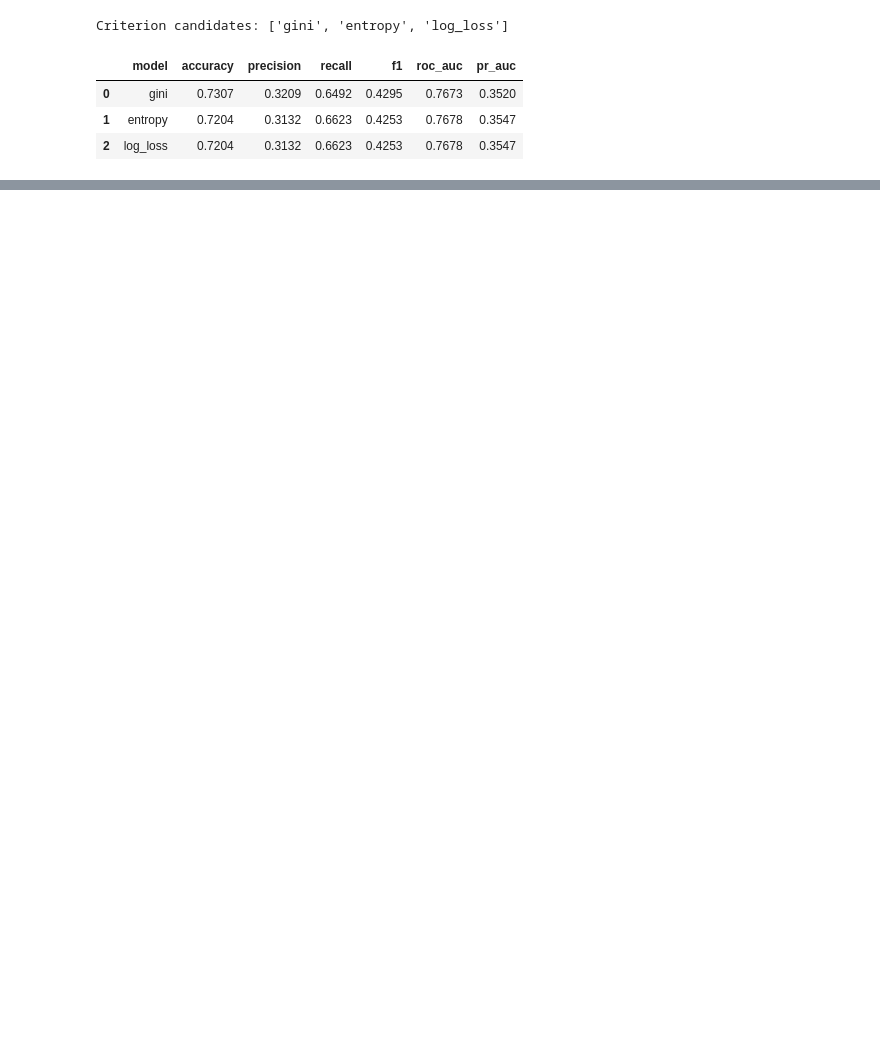
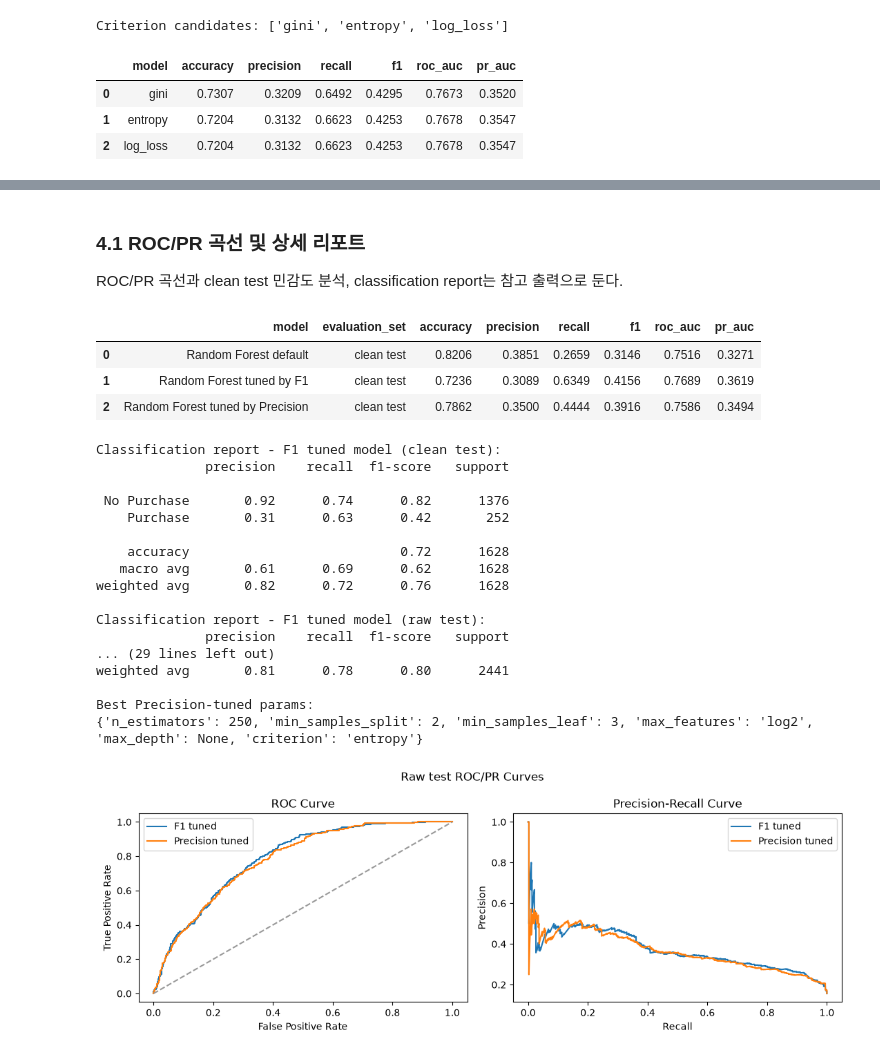
Before and after one commit to ShoppingInsight/shopper-prediction, a Jupyter notebook: models/random_forest/RandomForest.ipynb, the cells around one changed output, grey strips where cells are left out. Cells and saved outputs as stored; diff of their text form; code cells hidden in the pictures; blank space fills up the shorter version.

```diff
--- a/models/random_forest/RandomForest.ipynb
+++ b/models/random_forest/RandomForest.ipynb
@@ -983,0 +1112,66 @@ K-Means train-only profile은 `models/clustering/csv/X_train_knn.csv`만으로
+# %% [markdown]
+### 4.1 ROC/PR 곡선 및 상세 리포트
+
+ROC/PR 곡선과 clean test 민감도 분석, classification report는 참고 출력으로 둔다.
+# %%
+def plot_roc_pr_curves(label, outputs, y_eval):
+    fig, axes = plt.subplots(1, 2, figsize=(11, 4))
+    fig.suptitle(label)
+    for name, output in outputs.items():
+        fpr, tpr, _ = roc_curve(y_eval, output['y_prob'])
+        precision, recall, _ = precision_recall_curve(y_eval, output['y_prob'])
+        axes[0].plot(fpr, tpr, label=name)
+        axes[1].plot(recall, precision, label=name)
+    axes[0].plot([0, 1], [0, 1], linestyle='--', color='#999999')
+    axes[0].set_title('ROC Curve')
+    axes[0].set_xlabel('False Positive Rate')
+    axes[0].set_ylabel('True Positive Rate')
+    axes[0].legend()
+    axes[1].set_title('Precision-Recall Curve')
+    axes[1].set_xlabel('Recall')
+    axes[1].set_ylabel('Precision')
+    axes[1].legend()
+    plt.tight_layout()
+    plt.show()
+
+
+display(metrics_clean.round(4))
+
+print('Classification report - F1 tuned model (clean test):')
+print(classification_report(y_test_clean, y_pred_f1, target_names=['No Purchase', 'Purchase'], zero_division=0))
+print('\nClassification report - F1 tuned model (raw test):')
+print(classification_report(y_test, y_pred_f1_raw, target_names=['No Purchase', 'Purchase'], zero_division=0))
+print('Best F1-tuned params:')
+print(f1_search.best_params_)
+
+print('\nClassification report - Precision tuned model (clean test):')
+print(classification_report(y_test_clean, y_pred_precision, target_names=['No Purchase', 'Purchase'], zero_division=0))
+print('\nClassification report - Precision tuned model (raw test):')
+print(classification_report(y_test, y_pred_precision_raw, target_names=['No Purchase', 'Purchase'], zero_division=0))
+print('Best Precision-tuned params:')
+print(precision_search.best_params_)
+
+plot_roc_pr_curves('Raw test ROC/PR Curves', model_outputs_raw, y_test)
+# %% [output]
+|  | model | evaluation_set | accuracy | precision | recall | f1 | roc_auc | pr_auc |
+| 0 | Random Forest default | clean test | 0.8206 | 0.3851 | 0.2659 | 0.3146 | 0.7516 | 0.3271 |
+| 1 | Random Forest tuned by F1 | clean test | 0.7236 | 0.3089 | 0.6349 | 0.4156 | 0.7689 | 0.3619 |
+| 2 | Random Forest tuned by Precision | clean test | 0.7862 | 0.3500 | 0.4444 | 0.3916 | 0.7586 | 0.3494 |
+Classification report - F1 tuned model (clean test):
+              precision    recall  f1-score   support
+
+ No Purchase       0.92      0.74      0.82      1376
+    Purchase       0.31      0.63      0.42       252
+
+    accuracy                           0.72      1628
+   macro avg       0.61      0.69      0.62      1628
+weighted avg       0.82      0.72      0.76      1628
+
+Classification report - F1 tuned model (raw test):
+              precision    recall  f1-score   support
+... (29 lines left out)
+weighted avg       0.81      0.78      0.80      2441
+
+Best Precision-tuned params:
+{'n_estimators': 250, 'min_samples_split': 2, 'min_samples_leaf': 3, 'max_features': 'log2', 'max_depth': None, 'criterion': 'entropy'}
+[figure, added]
```
Also changed, not shown: parts of 43 cells of this notebook.
